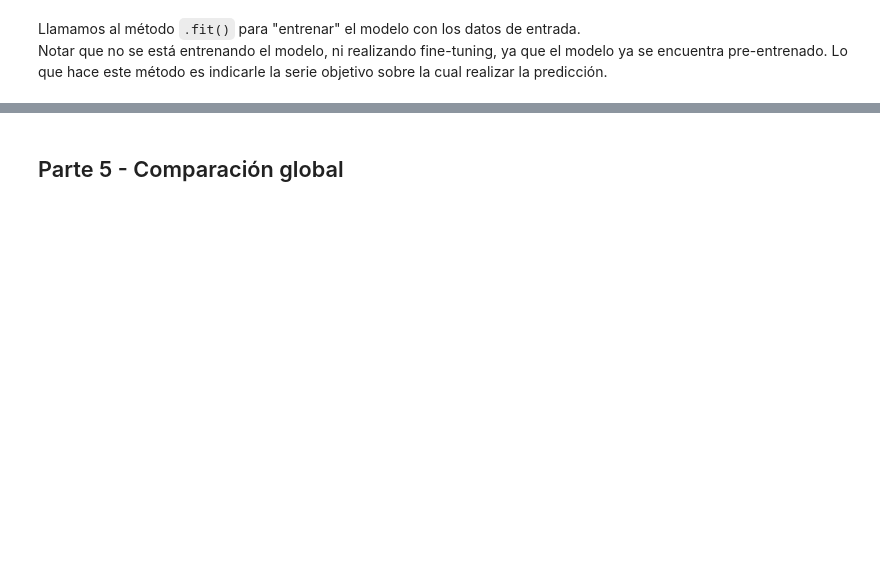
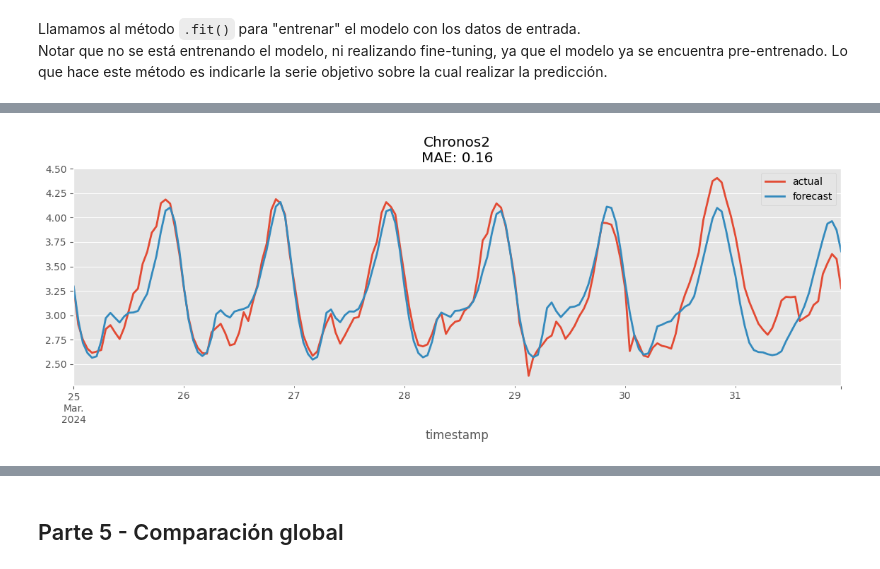
Before and after one commit to monicarle1974/curso_series_temporales, a Jupyter notebook: I_P6_foundation-models.ipynb, the cells around one changed output, grey strips where cells are left out. Cells and saved outputs as stored; diff of their text form; code cells hidden in the pictures; blank space fills up the shorter version.

```diff
--- a/I_P6_foundation-models.ipynb
+++ b/I_P6_foundation-models.ipynb
@@ -199,6 +227,8 @@ Notar que no se está entrenando el modelo, ni realizando fine-tuning, ya que el
 # Definir cuántas horas hacia atrás, de la serie objetivo, quiero que vea el modelo fundacional
 # Por ejemplo: 168 * 4 serían las 4 semanas previas a la predicción
 cant_horas = 168*4
+cant_horas_10 = 168*10
+cant_horas_40 = 168*120
 # %%
 # Entrenamiento
 t0 = time.perf_counter()
@@ -207,0 +240,6 @@ print(f'Tiempo de "entrenamiento" Chronos: {chronos_1w_train_time:.2f} segundos'
+# %%
+# Entrenamiento_10
+t0 = time.perf_counter()
+model_chronos.fit(series=train[-cant_horas_10:], verbose=True)
+chronos_1w_train_time_10 = time.perf_counter() - t0
+print(f'Tiempo de "entrenamiento" Chronos: {chronos_1w_train_time:.2f} segundos')
@@ -207,0 +248,6 @@ print(f'Tiempo de "entrenamiento" Chronos: {chronos_1w_train_time:.2f} segundos'
+# %%
+# Entrenamiento_40
+t0 = time.perf_counter()
+model_chronos.fit(series=train[-cant_horas_40:], verbose=True)
+chronos_1w_train_time_40 = time.perf_counter() - t0
+print(f'Tiempo de "entrenamiento" Chronos: {chronos_1w_train_time:.2f} segundos')
@@ -212,3 +260,10 @@ pred_chronos_1w = model_chronos.predict(
     series=train[-cant_horas:],
     verbose=False,
 )
+# %%
+# Predicción_10
+pred_chronos_1w_10 = model_chronos.predict(
+    n=168,
+    series=train[-cant_horas_10:],
+    verbose=False,
+)
@@ -222,0 +301,6 @@ pred_chronos_1w.plot(label="forecast", title=f"Chronos2\nMAE: {mae(val, pred_chr
+# %%
+# Gráficas_10
+val.plot(label="actual")
+pred_chronos_1w_10.plot(label="forecast", title=f"Chronos2\nMAE: {mae(val, pred_chronos_1w_10):.2f}");
+# %% [output]
+[figure, added]
```
Also changed, not shown: parts of 23 cells of this notebook, 1 other file.
